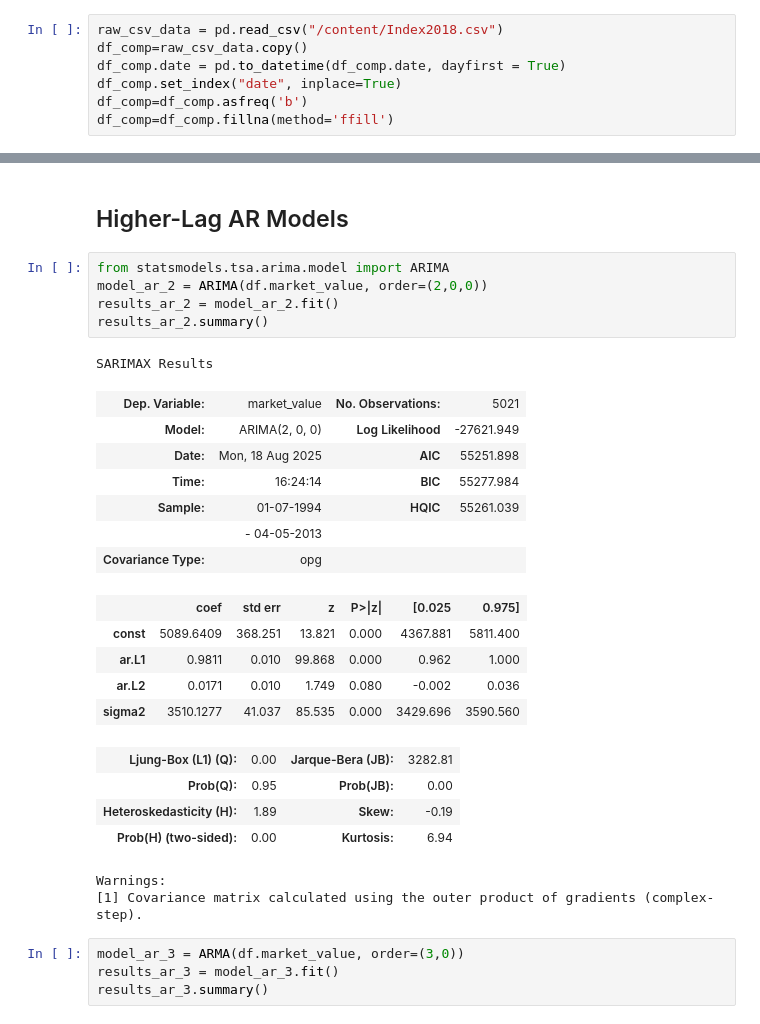
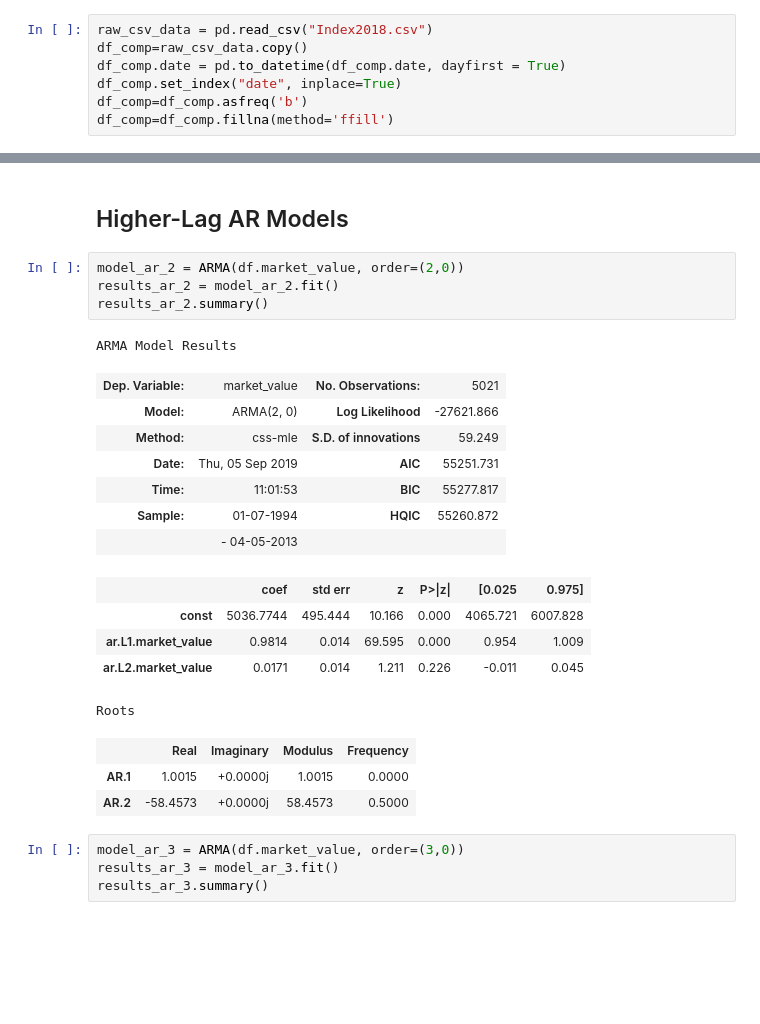
Before and after one commit to drpetros11111/TS_UD_Tr, a Jupyter notebook: Section_7_(Prices)_The_AR_Model_Completed_.ipynb, the cells around one changed output, grey strips where cells are left out. Drawn from its saved outputs; the diff is of its cells as text; blank space fills up the shorter version.

```diff
--- a/Section_7_(Prices)_The_AR_Model_Completed_.ipynb
+++ b/Section_7_(Prices)_The_AR_Model_Completed_.ipynb
@@ -15,7 +74,7 @@ sns.set()
 # %% [markdown]
 ## Importing the Data and Pre-processing
 # %%
-raw_csv_data = pd.read_csv("/content/Index2018.csv")
+raw_csv_data = pd.read_csv("Index2018.csv")
 df_comp=raw_csv_data.copy()
 df_comp.date = pd.to_datetime(df_comp.date, dayfirst = True)
 df_comp.set_index("date", inplace=True)
@@ -400,30 +360,26 @@ The fact that one root is so close to 1 confirms the conclusion from the ACF and
 # %% [markdown]
 ## Higher-Lag AR Models
 # %%
-from statsmodels.tsa.arima.model import ARIMA
-model_ar_2 = ARIMA(df.market_value, order=(2,0,0))
+model_ar_2 = ARMA(df.market_value, order=(2,0))
 results_ar_2 = model_ar_2.fit()
 results_ar_2.summary()
 # %% [output]
-SARIMAX Results
+ARMA Model Results
 | Dep. Variable: | market_value | No. Observations: | 5021 |
-| Model: | ARIMA(2, 0, 0) | Log Likelihood | -27621.949 |
-| Date: | Mon, 18 Aug 2025 | AIC | 55251.898 |
-| Time: | 16:24:14 | BIC | 55277.984 |
-| Sample: | 01-07-1994 | HQIC | 55261.039 |
+| Model: | ARMA(2, 0) | Log Likelihood | -27621.866 |
+| Method: | css-mle | S.D. of innovations | 59.249 |
+| Date: | Thu, 05 Sep 2019 | AIC | 55251.731 |
+| Time: | 11:01:53 | BIC | 55277.817 |
+| Sample: | 01-07-1994 | HQIC | 55260.872 |
 |  | - 04-05-2013 |  |  |
-| Covariance Type: | opg |  |  |
 |  | coef | std err | z | P>|z| | [0.025 | 0.975] |
-| const | 5089.6409 | 368.251 | 13.821 | 0.000 | 4367.881 | 5811.400 |
-| ar.L1 | 0.9811 | 0.010 | 99.868 | 0.000 | 0.962 | 1.000 |
-| ar.L2 | 0.0171 | 0.010 | 1.749 | 0.080 | -0.002 | 0.036 |
-| sigma2 | 3510.1277 | 41.037 | 85.535 | 0.000 | 3429.696 | 3590.560 |
+| const | 5036.7744 | 495.444 | 10.166 | 0.000 | 4065.721 | 6007.828 |
+| ar.L1.market_value | 0.9814 | 0.014 | 69.595 | 0.000 | 0.954 | 1.009 |
+| ar.L2.market_value | 0.0171 | 0.014 | 1.211 | 0.226 | -0.011 | 0.045 |
+Roots
-| Ljung-Box (L1) (Q): | 0.00 | Jarque-Bera (JB): | 3282.81 |
-| Prob(Q): | 0.95 | Prob(JB): | 0.00 |
-| Heteroskedasticity (H): | 1.89 | Skew: | -0.19 |
-| Prob(H) (two-sided): | 0.00 | Kurtosis: | 6.94 |
+|  | Real | Imaginary | Modulus | Frequency |
+| AR.1 | 1.0015 | +0.0000j | 1.0015 | 0.0000 |
+| AR.2 | -58.4573 | +0.0000j | 58.4573 | 0.5000 |
-Warnings:
-[1] Covariance matrix calculated using the outer product of gradients (complex-step).
 # %%
 model_ar_3 = ARMA(df.market_value, order=(3,0))
 results_ar_3 = model_ar_3.fit()
```
Also changed, not shown: parts of 16 cells of this notebook.
